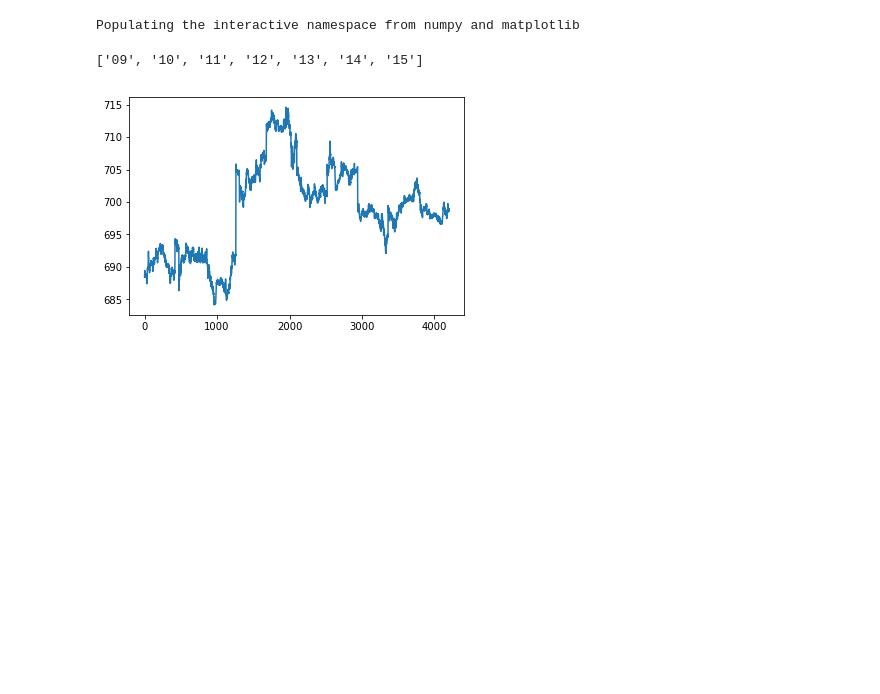
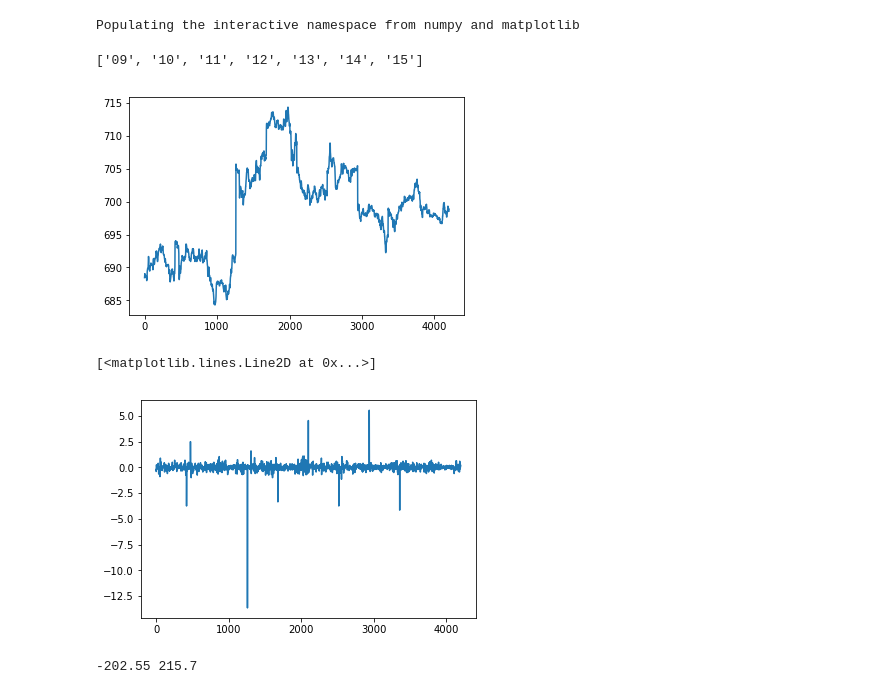
Before and after one commit to fulaphex/stock_ed2017, a Jupyter notebook: Dane.ipynb, the cells around one changed output. Drawn from its saved outputs; the diff is of its cells as text; code cells hidden in the pictures; blank space fills up the shorter version.

```diff
--- a/Dane.ipynb
+++ b/Dane.ipynb
@@ -7,26 +8,31 @@ Populating the interactive namespace from numpy and matplotlib
 # %%
 L = []
 Good = map(str, range(9,16)) # od 9 do 15
 Good[0] = '09'
 print Good
 for ff in open('OrderBookSnapshots.csv'):
     pre, tail = ff.split('BID')
     if pre.split()[1][:2] not in Good:
         continue
     mid, post = tail.split('ASK')
     mid = map(float, mid.split())
     mid = array(zip(mid[::2], mid[1::2]))
     post = map(float, post.split())
     post = array(zip(post[::2], post[1::2]))
     L.append((mid,post))
 L = array(L) # czyste dane
 P = array(map(lambda x : (x[0].max(axis=0)[0]+x[1].min(axis=0)[0])/2,L)) # P to lista cen
+P = signal.medfilt(P,kernel_size=5)
 plot(P)
 dif = (P[:-1]-P[1:])
 dif = dif.reshape(-1,1) # różnice cen
+show()
+plot(dif)
 # %% [output]
 ['09', '10', '11', '12', '13', '14', '15']
-[figure, old version]
+[figure, new version]
+[<matplotlib.lines.Line2D at 0x...>]
+[figure, added]
 # %%
 def X1(D):
     return array(([D[0][-2], D[0][-1],D[1][0], D[1][1]])).reshape((8))
@@ -43,0 +97,24 @@ save('A1', A)
+# %%
+# generują listy X
+
+def LtoV():
+    najm = 10000
+    najw = 0
+    RL = []
+    for l,p in zip(L,P):
+        ST = zeros(500)
+        for a,b in l[0]:
+            najm = min(najm, a-p)
+            najw = max(najw, a-p)
+            ST[int(round(a-p))+250] = -b
+        for a,b in l[1]:
+            najm = min(najm, a-p)
+            najw = max(najw, a-p)
+            ST[int(round(a-p))+250] = b
+        RL.append(ST)
+    print najm,najw
+    return array(RL)
+
+V = LtoV()
+# %% [output]
+-202.55 215.7
```
Also changed, not shown: parts of 5 cells of this notebook.
